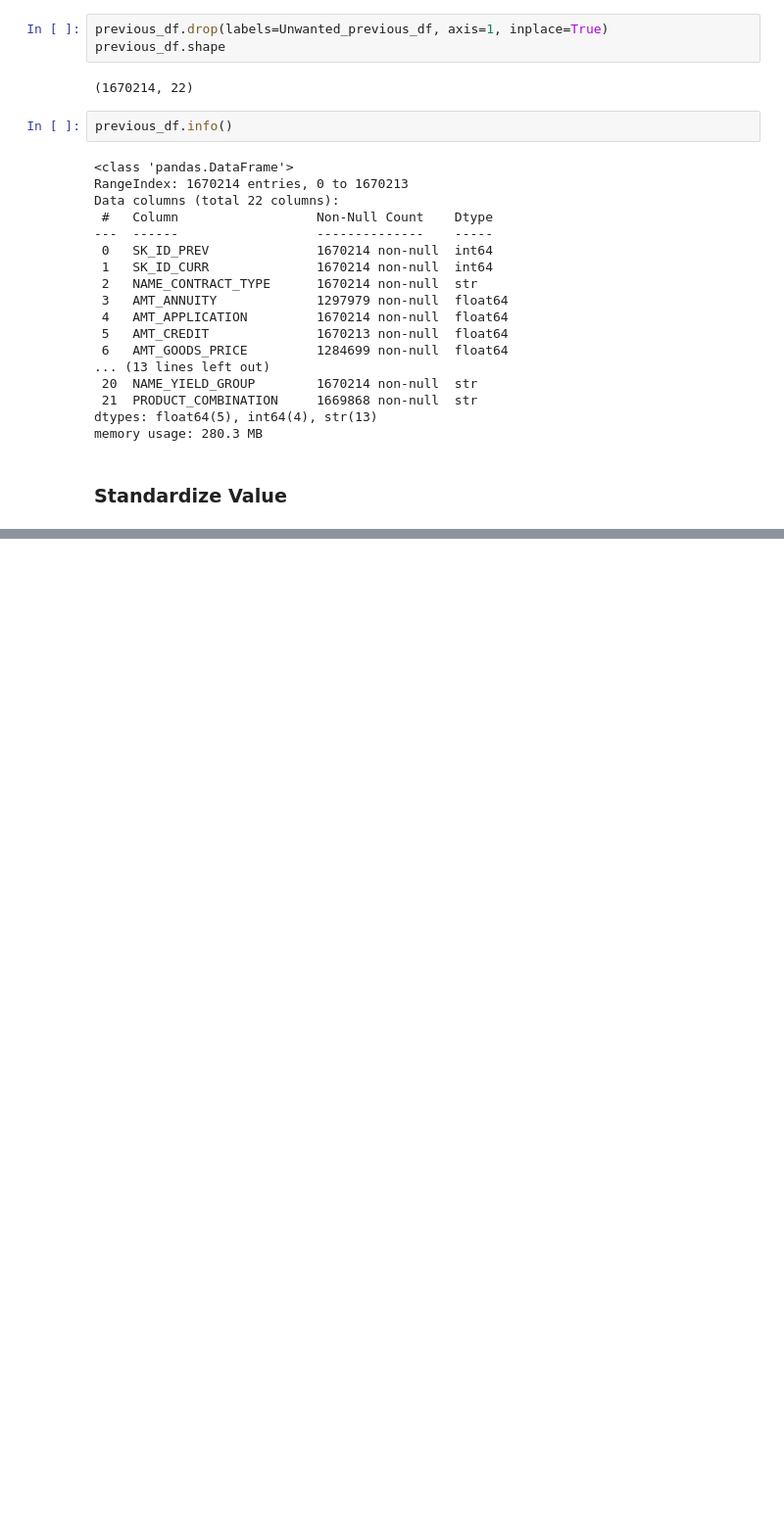
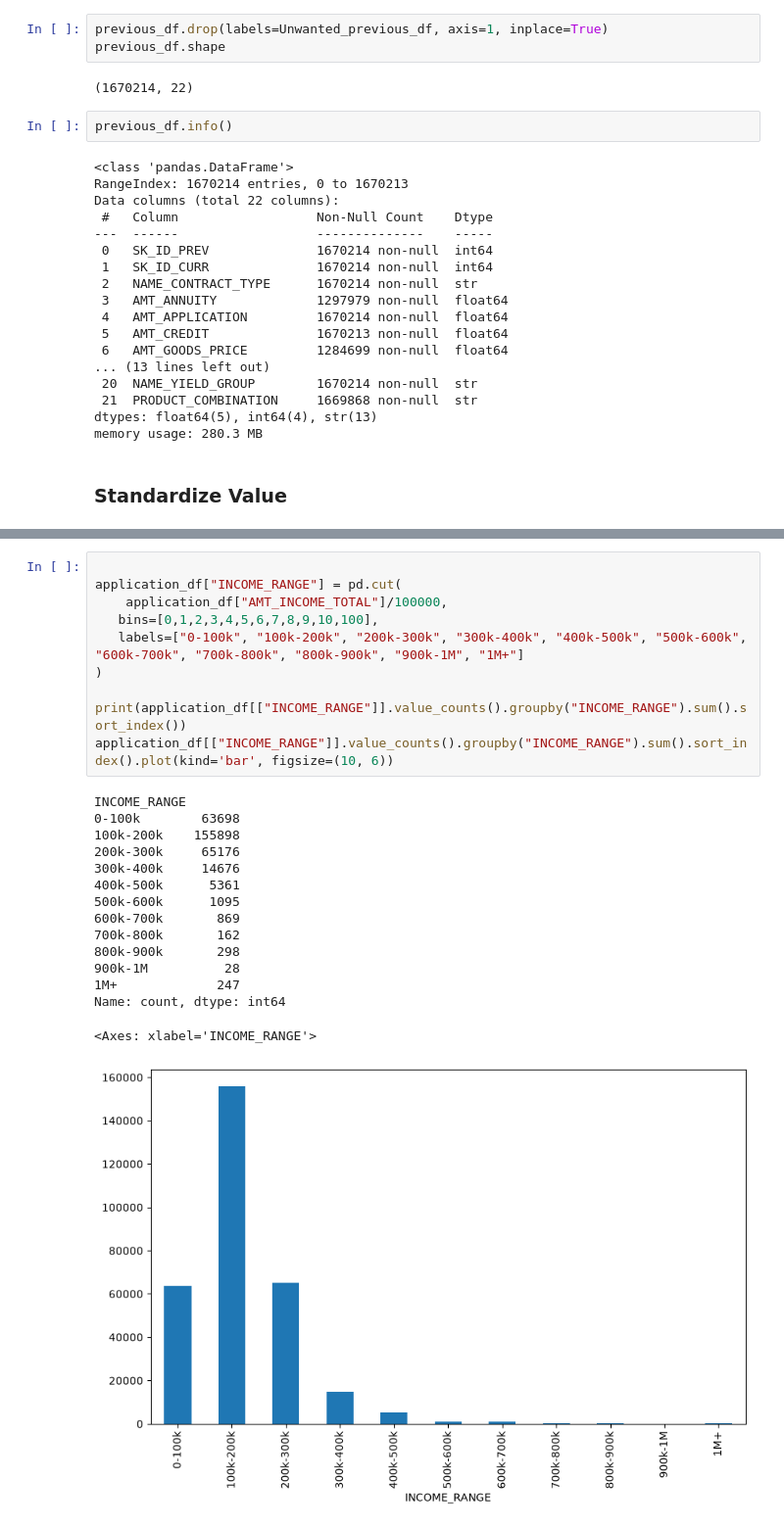
Before and after one commit to rakesh-kumar07/LogicMojo-AI-ML-June26-rakesh, a Jupyter notebook: EDA_Bank_Case_Study/Bank_loan_Assignment.ipynb, the cells around one changed output, grey strips where cells are left out. Shown at 98% size. Drawn from its saved outputs; the diff is of its cells as text; blank space fills up the shorter version.

```diff
--- a/EDA_Bank_Case_Study/Bank_loan_Assignment.ipynb
+++ b/EDA_Bank_Case_Study/Bank_loan_Assignment.ipynb
@@ -689,0 +785,26 @@ memory usage: 280.3 MB
+# %%
+
+application_df["INCOME_RANGE"] = pd.cut(
+    application_df["AMT_INCOME_TOTAL"]/100000,
+   bins=[0,1,2,3,4,5,6,7,8,9,10,100],
+   labels=["0-100k", "100k-200k", "200k-300k", "300k-400k", "400k-500k", "500k-600k", "600k-700k", "700k-800k", "800k-900k", "900k-1M", "1M+"]
+)
+
+print(application_df[["INCOME_RANGE"]].value_counts().groupby("INCOME_RANGE").sum().sort_index())
+application_df[["INCOME_RANGE"]].value_counts().groupby("INCOME_RANGE").sum().sort_index().plot(kind='bar', figsize=(10, 6))
+# %% [output]
+INCOME_RANGE
+0-100k        63698
+100k-200k    155898
+200k-300k     65176
+300k-400k     14676
+400k-500k      5361
+500k-600k      1095
+600k-700k       869
+700k-800k       162
+800k-900k       298
+900k-1M          28
+1M+             247
+Name: count, dtype: int64
+<Axes: xlabel='INCOME_RANGE'>
+[figure, added]
```
Also changed, not shown: parts of 11 cells of this notebook, 1 other file.
